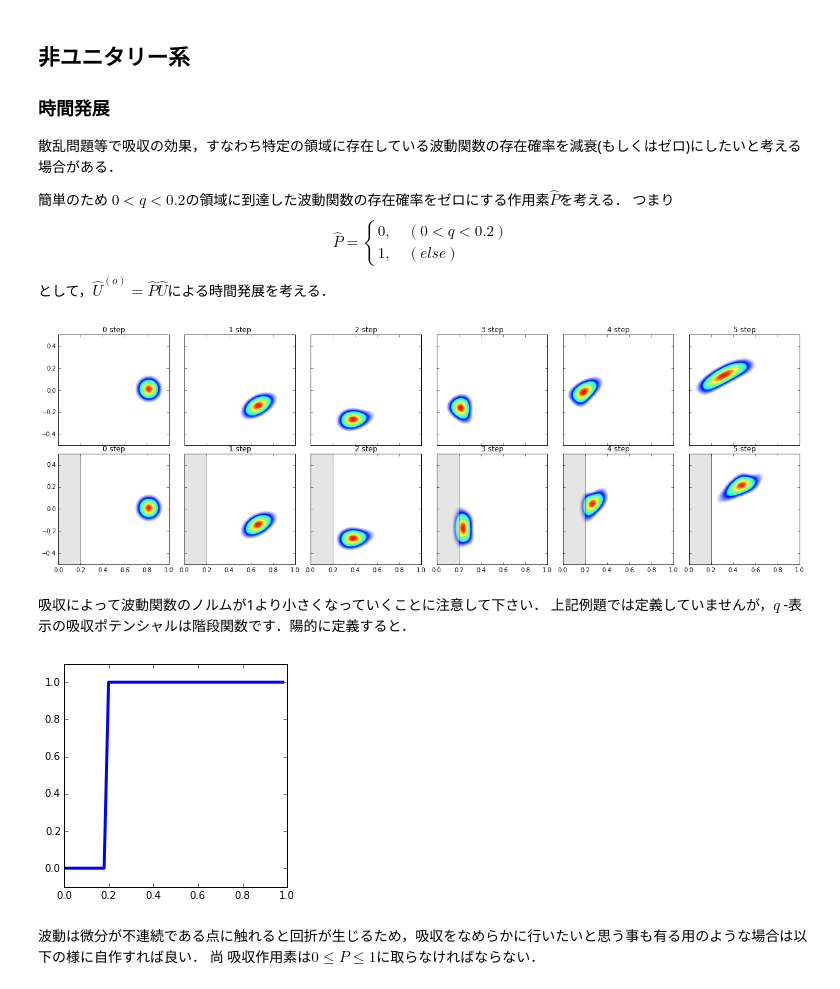
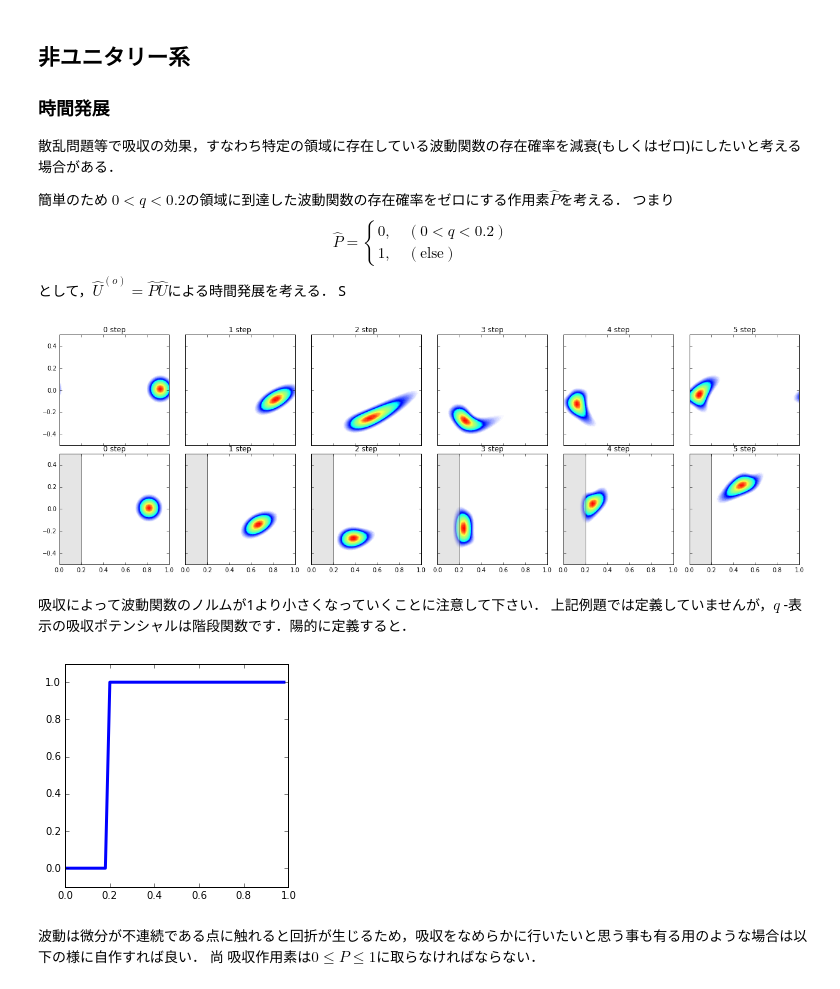
Before and after one commit to hanada-yasutaka/SimpleQmap, a Jupyter notebook: docs/tutorial/nonuni.ipynb, the cells around one changed output. Drawn from its saved outputs; the diff is of its cells as text; code cells hidden in the pictures.

```diff
--- a/docs/tutorial/nonuni.ipynb
+++ b/docs/tutorial/nonuni.ipynb
@@ -11,8 +11,8 @@
 $$
 \hat{P} = \begin{cases}
 0, \quad (0<q<0.2)\\
-1, \quad (else)
+1, \quad (\text{else})
 \end{cases}
 $$
-として，$\hat{U}^{(o)}=\hat{P}\hat{U}$による時間発展を考える．
+として，$\hat{U}^{(o)}=\hat{P}\hat{U}$による時間発展を考える． S
 # %%
@@ -33,41 +33,41 @@ cmap = sq.StandardMap(k=k)
 
 domain = [[qmin,qmax],[pmin,pmax]]
 qmap = sq.Qmap(cmap, dim, domain) # defines the quantum system
-state = qmap.getState().cs(0.8,0.0)
+state = qmap.getState().cs(0.9,0.0)
 qmap.setInit(state) # set intial condition
 
 fig, axs = plt.subplots(2,6,figsize=(6*3,3*2),sharex=True,sharey=True)
 
 ## ---- closed system ----
 for i in range(0,tmax):
     state = qmap.getIn() # return | phi_0>
     x,y,z = state.hsmrep()
     axs[0][i].contourf(x,y,z, 100, cmap=sq.utility.hsm_cmap)
     axs[0][i].set_title("%d step" % i)
 
     qmap.evolve() # calculate: | psi_1 > = U | psi_0 > then  |phi_0> = |phi_1>
 
 ## ------ open system -------
 state = qmap.getState().cs(0.8,0.0)
 qmap.setInit(state) # set intial condition
 
 abs_border = 0.2
 abs_index = state.x[0] < abs_border
 for i in range(0,tmax):
     state = qmap.getIn() # return | phi_0>
     x,y,z = state.hsmrep()
     axs[1][i].contourf(x,y,z, 100, cmap=sq.utility.hsm_cmap)
     axs[1][i].set_title("%d step" % i)
     axs[1][i].axvspan(0, abs_border, facecolor='0.8', alpha=0.5)
     qmap.evolve() # calculate: | psi_1 > = U | psi_0 > then  |phi_0> = |phi_1>
     state = qmap.getOut() # return | phi_1>
     state[abs_index] = 0
     qmap.setInit(state)
 
 fig.tight_layout(h_pad=0)
 plt.show()
 # %% [output]
-[figure, old version]
+[figure, new version]
 # %% [markdown]
 吸収によって波動関数のノルムが1より小さくなっていくことに注意して下さい．
 上記例題では定義していませんが，$q$ -表示の吸収ポテンシャルは階段関数です．陽的に定義すると．
@@ -81,7 +81,7 @@ ax.plot(state.x[0],absfunc,"-",lw=3)
 ax.set_ylim(-0.1,1.1)
 plt.show()
 # %% [output]
-[figure, old version]
+[figure, new version]
 # %% [markdown]
 波動は微分が不連続である点に触れると回折が生じるため，吸収をなめらかに行いたいと思う事も有る用のような場合は以下の様に自作すれば良い．
 尚 吸収作用素は$0\le P \le1$に取らなければならない．
```
Also changed, not shown: parts of 5 cells of this notebook, 27 other files.
